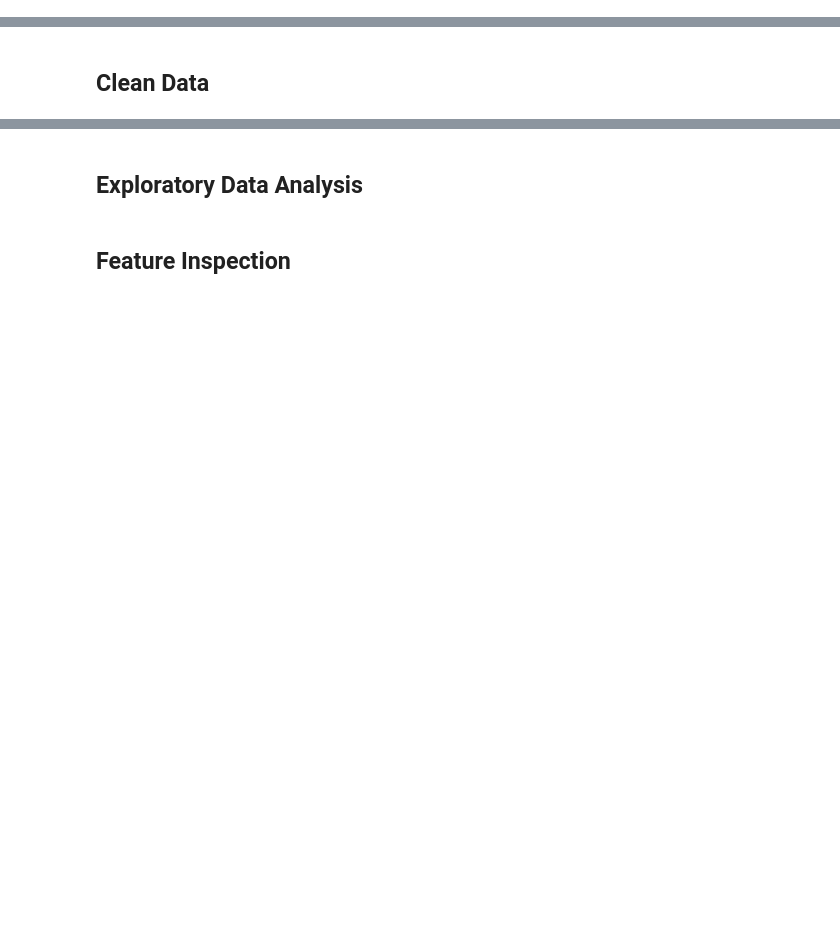
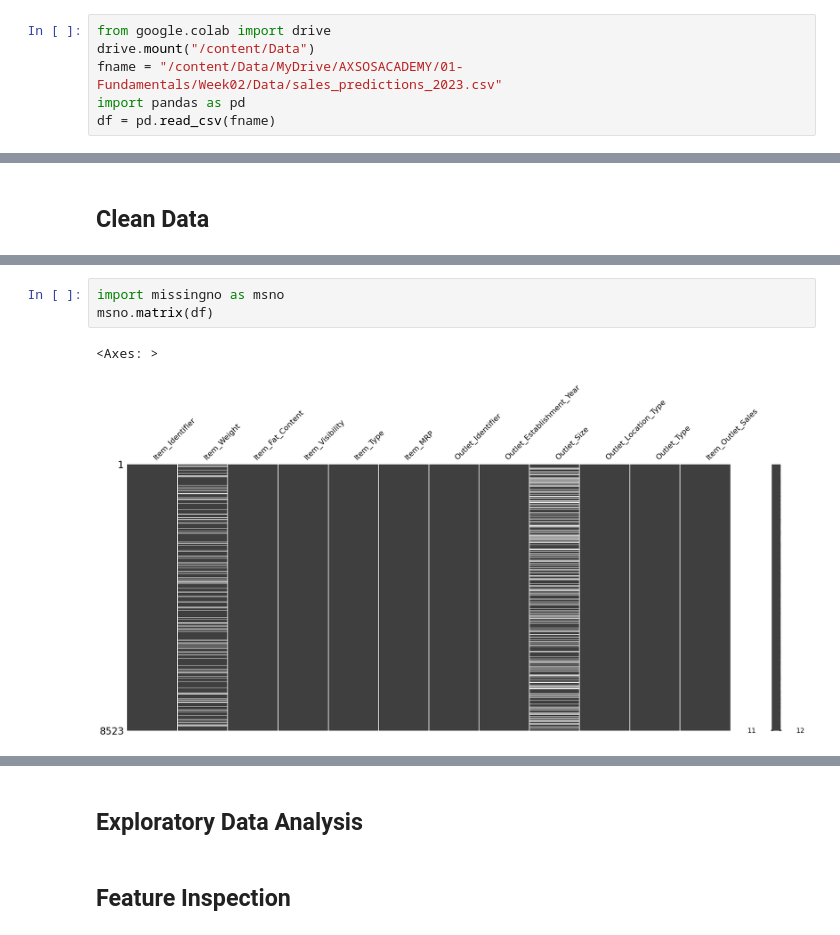
Before and after one commit to Hala-sala7/Prediction-of-Product-Sales, a Jupyter notebook: Prediction_of_Product_Sales.ipynb, the cells around one changed output, grey strips where cells are left out. Drawn from its saved outputs; the diff is of its cells as text; blank space fills up the shorter version.

```diff
--- a/Prediction_of_Product_Sales.ipynb
+++ b/Prediction_of_Product_Sales.ipynb
@@ -7,3 +9,9 @@
 ## Project Overview
 # %% [markdown]
 ## Load and Inspect Data
+# %%
+from google.colab import drive
+drive.mount("/content/Data")
+fname = "/content/Data/MyDrive/AXSOSACADEMY/01-Fundamentals/Week02/Data/sales_predictions_2023.csv"
+import pandas as pd
+df = pd.read_csv(fname)
@@ -11,0 +148,6 @@
+# %%
+import missingno as msno
+msno.matrix(df)
+# %% [output]
+<Axes: >
+[figure, added]
```
Also changed, not shown: parts of 21 cells of this notebook.
